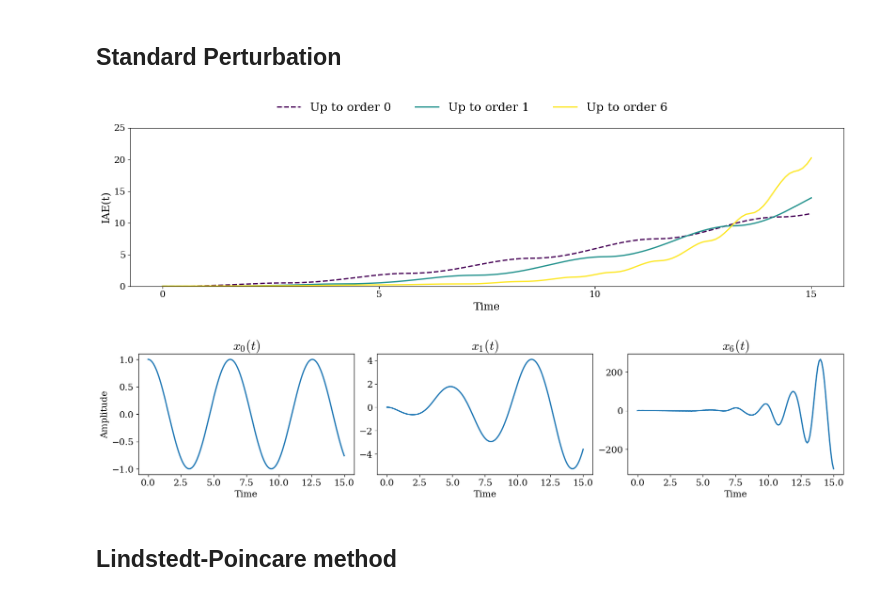
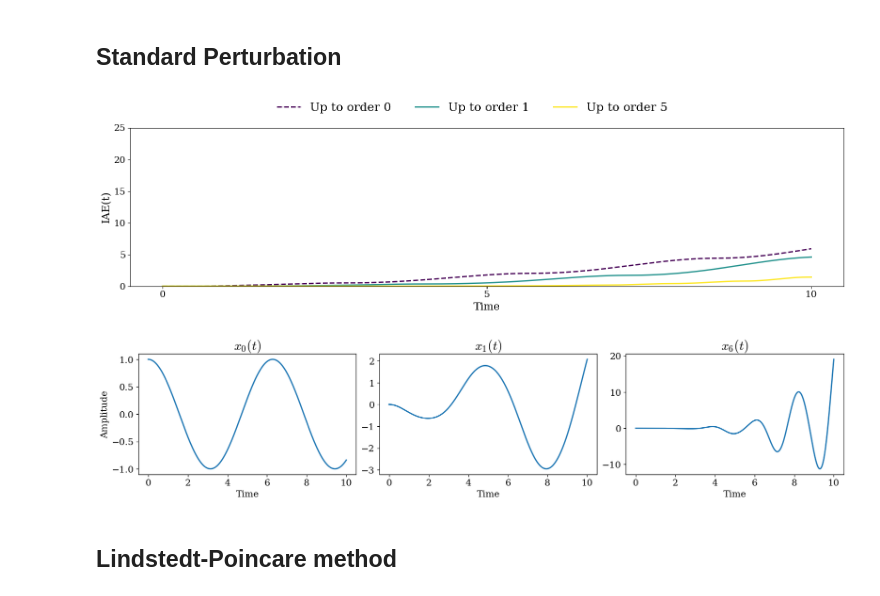
Before and after one commit to esemsc-dda24/PTL-PINNs, a Jupyter notebook: ptlpinns/results/oscillator/undamped copy.ipynb, the cells around one changed output. Cells and saved outputs as stored; diff of their text form; code cells hidden in the pictures.

```diff
--- a/ptlpinns/results/oscillator/undamped copy.ipynb
+++ b/ptlpinns/results/oscillator/undamped copy.ipynb
@@ -19,8 +19,8 @@ undamped_model, training_log = model.load_model(undamped_path, undamped_name)
 # %% [markdown]
 ### Problem definition
 # %%
-N = 150
-t_span = (0, 15)
+N = 500
+t_span = (0, 10)
 t_eval = np.linspace(t_span[0], t_span[1], N)
 # %% [markdown]
 ### Compute latent representations
@@ -34,7 +34,7 @@ zeta_list = [0.0]
 forcing_list = [forcing.zeroes_2D(numpy=True)]
 ic_list = [[1, 0]]
 epsilon_list = [0.6]
-p_list = [6]
+p_list = [5]
 q = [(3, 1)]
 # %%
 ode = equations.ode_oscillator_1D(w_0=w_list_transfer[0], zeta=zeta_list[0], forcing_1D=lambda t: np.zeros_like(t), q=q, epsilon=epsilon_list[0])
@@ -54,10 +54,10 @@ PINN_x_solution_series_standard = standard.calculate_general_series(PINN_x_solut
 PINN_x_solution_standard = [perturbation_solution_standard[i][:, 0] for i in range(len(perturbation_solution_standard))]
 PINN_x_solution_series_standard = standard.calculate_general_series(PINN_x_solution_standard, epsilon=epsilon_list[0])
 # %%
-standard.plot_IAE_and_subplots(PINN_x_solution_series_standard, numerical_undamped_duffing, perturbation_solution_standard, t_eval, selected_orders=[0, 1, 6])
+standard.plot_IAE_and_subplots(PINN_x_solution_series_standard, numerical_undamped_duffing, perturbation_solution_standard, t_eval, selected_orders=[0, 1, 5])
 # %% [output]
-[figure, old version]
+[figure, new version]
-[figure, old version]
+[figure, new version]
 # %% [markdown]
 ## Lindstedt-Poincare method
 # %%
```
Also changed, not shown: parts of 10 cells of this notebook, 3 other files.
